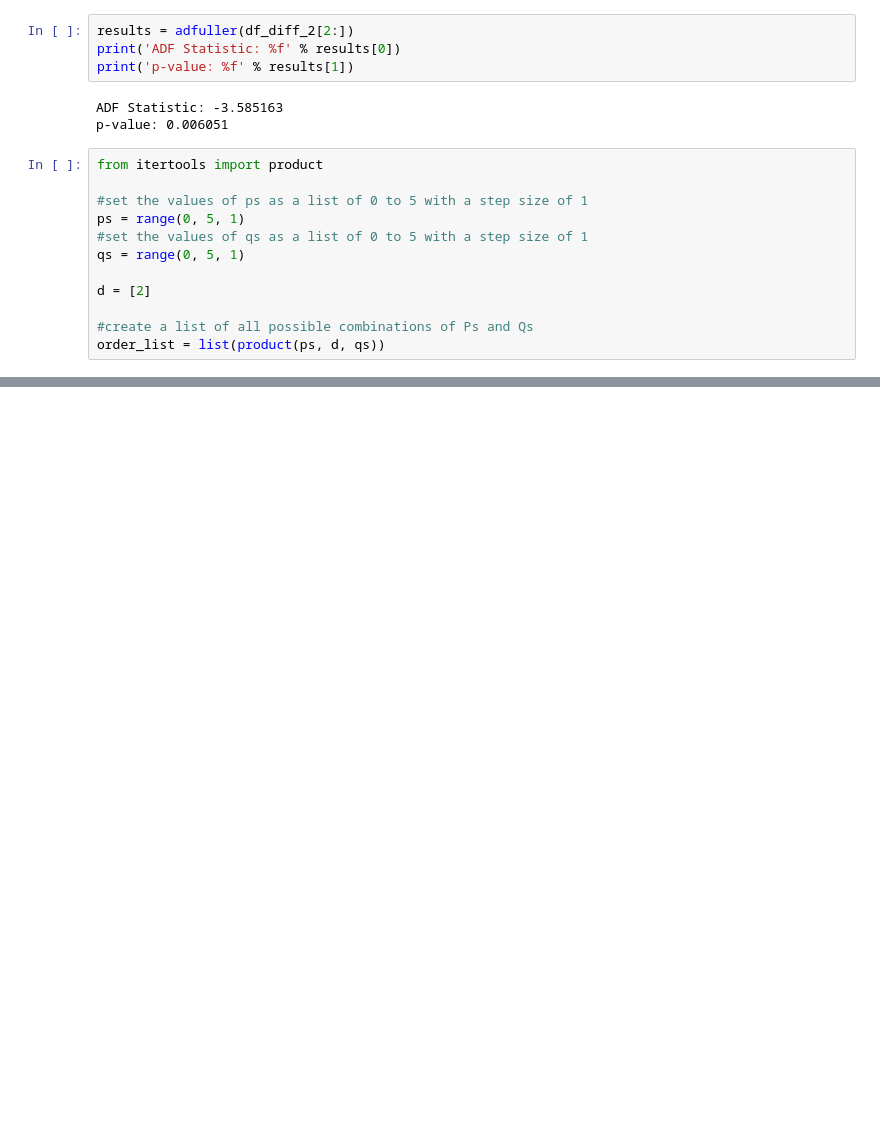
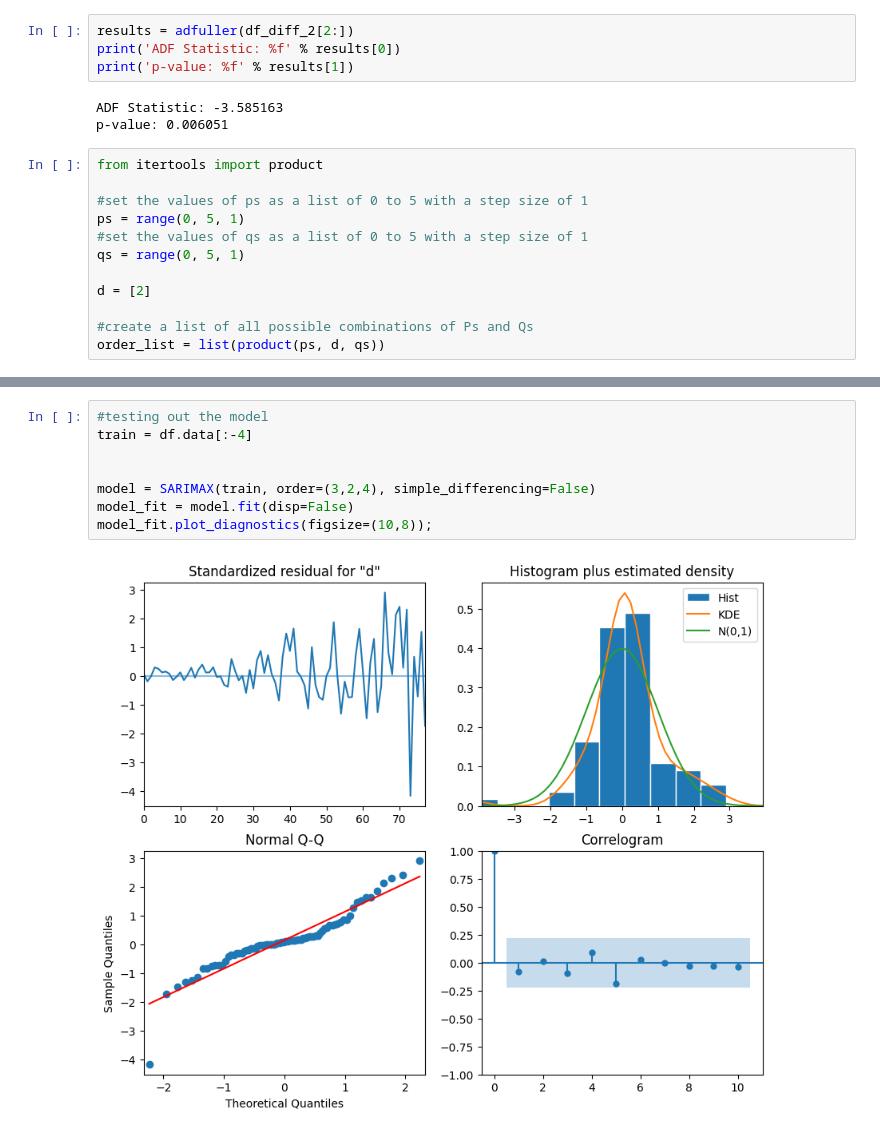
Before and after one commit to lewinskie254/timeseries-youtube, a Jupyter notebook: Lecture_6_Timeseries_Analysis_ARIMA.ipynb, the cells around one changed output, grey strips where cells are left out. Saved outputs shown, nothing was run; the diff lists cells and outputs as text; blank space fills up the shorter version.

```diff
--- a/Lecture_6_Timeseries_Analysis_ARIMA.ipynb
+++ b/Lecture_6_Timeseries_Analysis_ARIMA.ipynb
@@ -76,0 +107,10 @@ order_list
+# %%
+#testing out the model
+train = df.data[:-4]
+
+
+model = SARIMAX(train, order=(3,2,4), simple_differencing=False)
+model_fit = model.fit(disp=False)
+model_fit.plot_diagnostics(figsize=(10,8));
+# %% [output]
+[figure, added]
```
Also changed, not shown: parts of 8 cells of this notebook.
